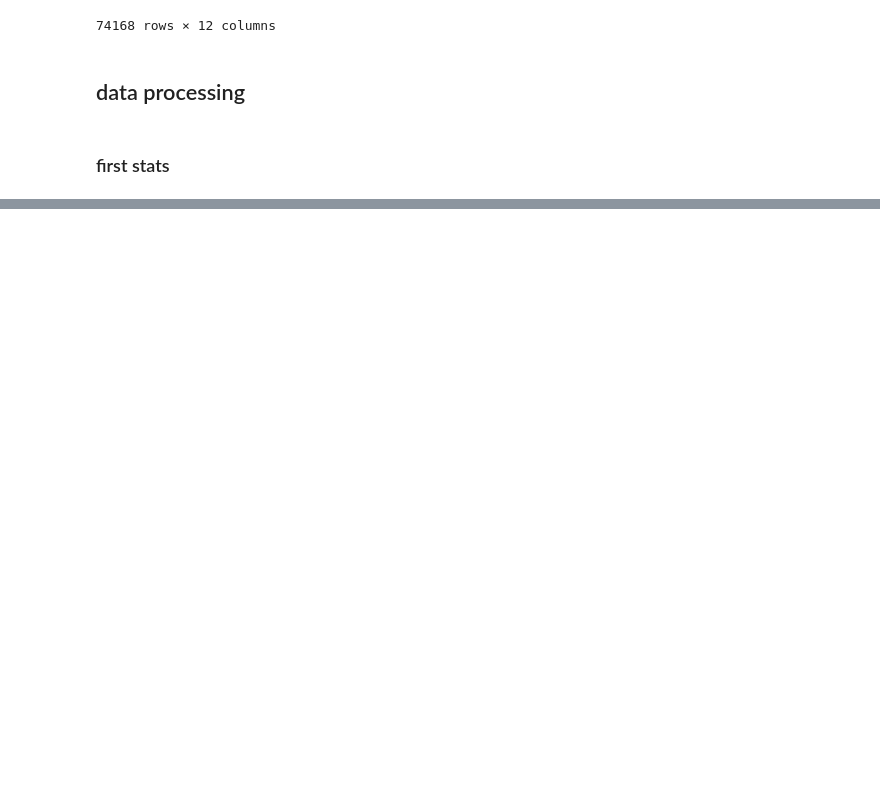
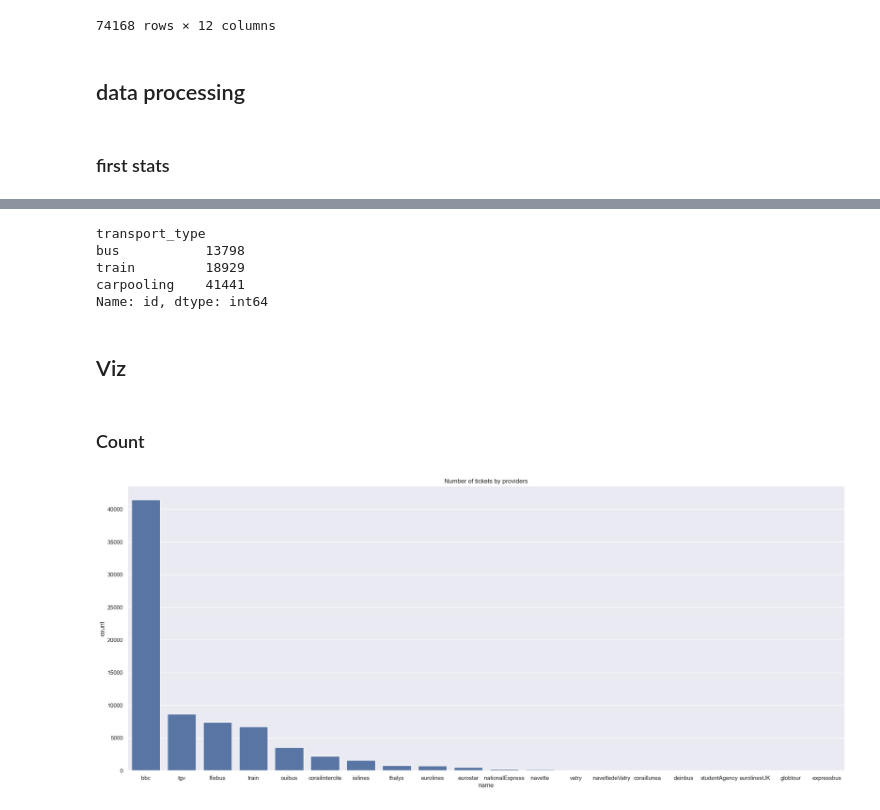
Before and after one commit to Babldn/tictactrip_test, a Jupyter notebook: test_tictactrip.ipynb, the cells around one changed output, grey strips where cells are left out. Drawn from its saved outputs; the diff is of its cells as text; code cells hidden in the pictures; blank space fills up the shorter version.

```diff
--- a/test_tictactrip.ipynb
+++ b/test_tictactrip.ipynb
@@ -160,0 +170,3 @@ ticket_data.pivot_table(index = 'transport_type', columns = 'group_distance', va
+# %%
+#join to add companies name to the principle df
+ticket_data = ticket_data.merge(providers[["id", 'name']], left_on='company', right_on='id').drop(columns=['id_y']).rename(columns={'id_x': 'id'})
@@ -160,0 +243,22 @@ ticket_data.pivot_table(index = 'transport_type', columns = 'group_distance', va
+# %%
+# proportion of each transport type in all tickets
+count_transport_type = ticket_data.groupby(['transport_type'])['id'].count().sort_values()
+count_transport_type
+# %% [output]
+transport_type
+bus           13798
+train         18929
+carpooling    41441
+Name: id, dtype: int64
+# %% [markdown]
+## Viz
+# %% [markdown]
+### Count
+# %%
+sns.set_theme()
+plt.figure(figsize = (25,10))
+plt.title('Number of tickets by providers')
+sns.countplot(data=ticket_data, x='name', order = ticket_data['name'].value_counts().index)
+plt.show()
+# %% [output]
+[figure, added]
```
Also changed, not shown: parts of 39 cells of this notebook.
